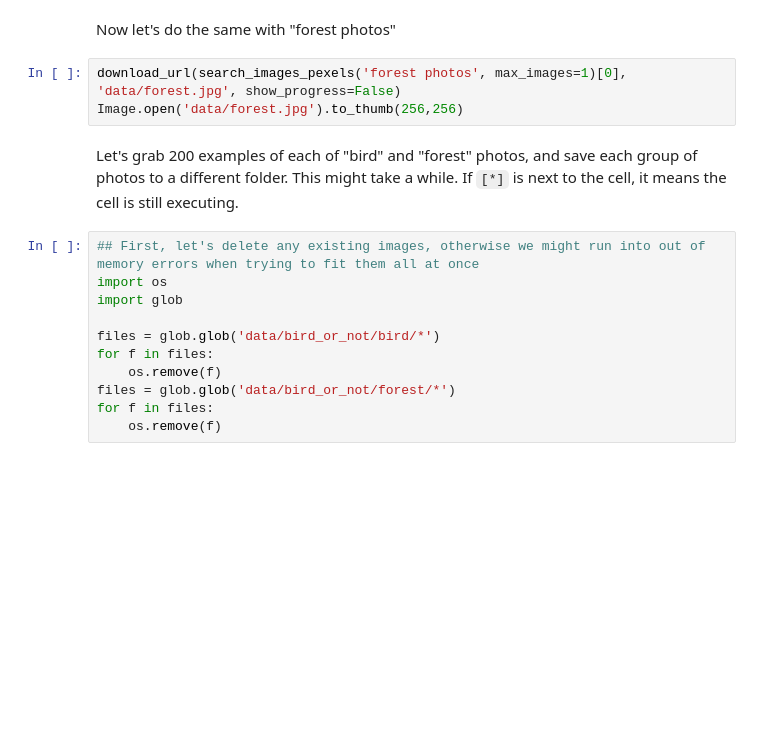
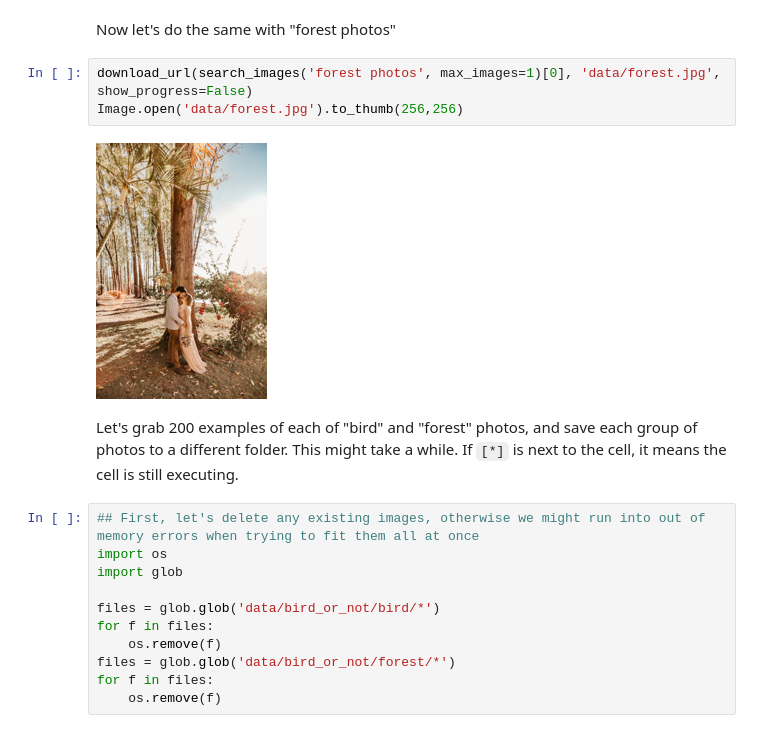
Before and after one commit to neuRealities/ai_primer, a Jupyter notebook: notebooks/01-Birds.ipynb, the cells around one changed output. Cells and saved outputs as stored; diff of their text form; blank space fills up the shorter version.

Commit message:
feat: Add support for pexels search engine fallback

```diff
--- a/notebooks/01-Birds.ipynb
+++ b/notebooks/01-Birds.ipynb
@@ -107,8 +128,10 @@ im.to_thumb(256,256)
 # %% [markdown]
 Now let's do the same with "forest photos"
 # %%
-download_url(search_images_pexels('forest photos', max_images=1)[0], 'data/forest.jpg', show_progress=False)
+download_url(search_images('forest photos', max_images=1)[0], 'data/forest.jpg', show_progress=False)
 Image.open('data/forest.jpg').to_thumb(256,256)
+# %% [output]
+[figure, added]
 # %% [markdown]
 Let's grab 200 examples of each of "bird" and "forest" photos, and save each group of photos to a different folder. This might take a while. If `[*]` is next to the cell, it means the cell is still executing.
 # %%
```
Also changed, not shown: parts of 18 cells of this notebook, 1 other file.
